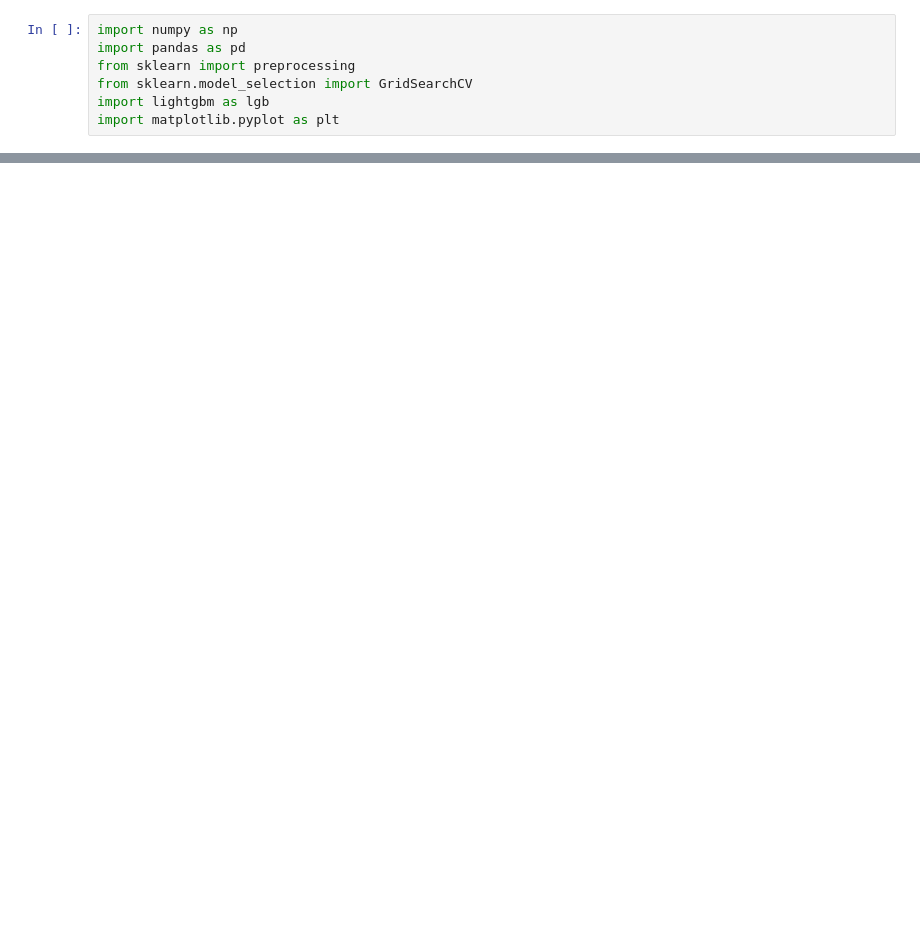
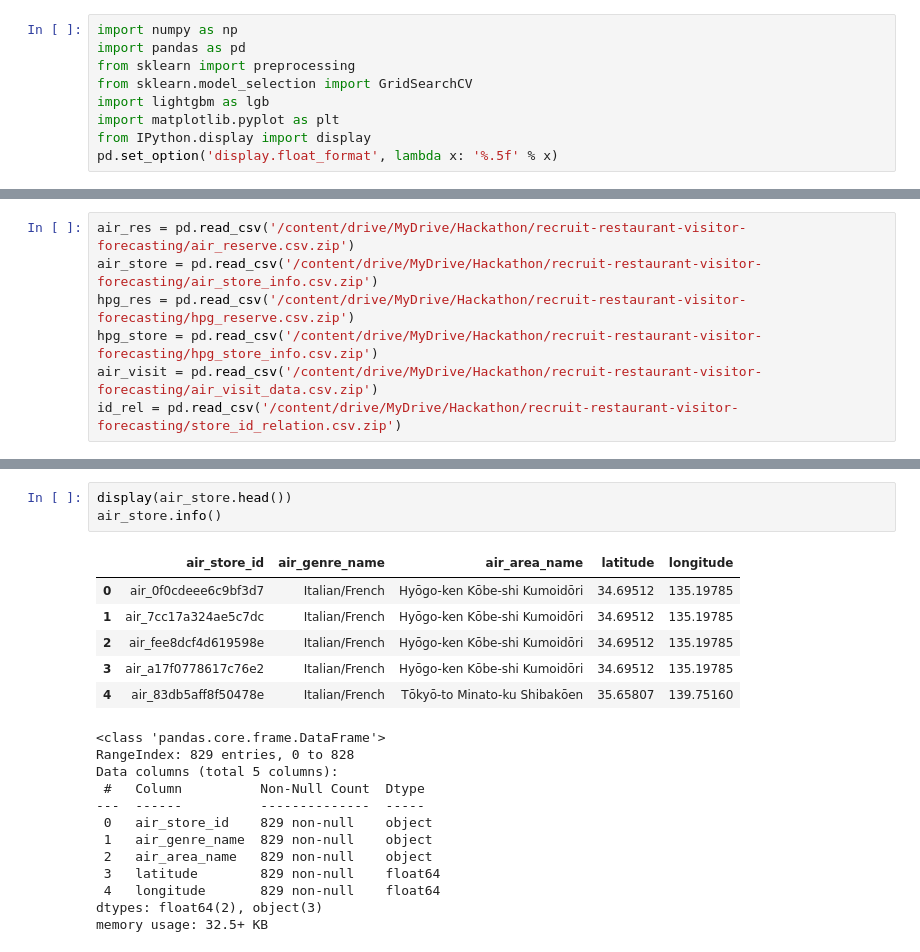
Before and after one commit to dlgur1994/Hackerthon1_Aiffel, a Jupyter notebook: jisu/Recruit_Restaurant_Visitor_Forecasting.ipynb, the cells around one changed output, grey strips where cells are left out. Cells and saved outputs as stored; diff of their text form; blank space fills up the shorter version.

```diff
--- a/jisu/Recruit_Restaurant_Visitor_Forecasting.ipynb
+++ b/jisu/Recruit_Restaurant_Visitor_Forecasting.ipynb
@@ -7,3 +7,5 @@ from sklearn import preprocessing
 from sklearn.model_selection import GridSearchCV
 import lightgbm as lgb
 import matplotlib.pyplot as plt
+from IPython.display import display
+pd.set_option('display.float_format', lambda x: '%.5f' % x)
@@ -343,0 +12,7 @@ Binding to float32
+# %%
+air_res = pd.read_csv('/content/drive/MyDrive/Hackathon/recruit-restaurant-visitor-forecasting/air_reserve.csv.zip')
+air_store = pd.read_csv('/content/drive/MyDrive/Hackathon/recruit-restaurant-visitor-forecasting/air_store_info.csv.zip')
+hpg_res = pd.read_csv('/content/drive/MyDrive/Hackathon/recruit-restaurant-visitor-forecasting/hpg_reserve.csv.zip')
+hpg_store = pd.read_csv('/content/drive/MyDrive/Hackathon/recruit-restaurant-visitor-forecasting/hpg_store_info.csv.zip')
+air_visit = pd.read_csv('/content/drive/MyDrive/Hackathon/recruit-restaurant-visitor-forecasting/air_visit_data.csv.zip')
+id_rel = pd.read_csv('/content/drive/MyDrive/Hackathon/recruit-restaurant-visitor-forecasting/store_id_relation.csv.zip')
@@ -343,0 +40,22 @@ Binding to float32
+# %%
+display(air_store.head())
+air_store.info()
+# %% [output]
+|  | air_store_id | air_genre_name | air_area_name | latitude | longitude |
+| 0 | air_0f0cdeee6c9bf3d7 | Italian/French | Hyōgo-ken Kōbe-shi Kumoidōri | 34.69512 | 135.19785 |
+| 1 | air_7cc17a324ae5c7dc | Italian/French | Hyōgo-ken Kōbe-shi Kumoidōri | 34.69512 | 135.19785 |
+| 2 | air_fee8dcf4d619598e | Italian/French | Hyōgo-ken Kōbe-shi Kumoidōri | 34.69512 | 135.19785 |
+| 3 | air_a17f0778617c76e2 | Italian/French | Hyōgo-ken Kōbe-shi Kumoidōri | 34.69512 | 135.19785 |
+| 4 | air_83db5aff8f50478e | Italian/French | Tōkyō-to Minato-ku Shibakōen | 35.65807 | 139.75160 |
+<class 'pandas.core.frame.DataFrame'>
+RangeIndex: 829 entries, 0 to 828
+Data columns (total 5 columns):
+ #   Column          Non-Null Count  Dtype
+---  ------          --------------  -----
+ 0   air_store_id    829 non-null    object
+ 1   air_genre_name  829 non-null    object
+ 2   air_area_name   829 non-null    object
+ 3   latitude        829 non-null    float64
+ 4   longitude       829 non-null    float64
+dtypes: float64(2), object(3)
+memory usage: 32.5+ KB
```
Also changed, not shown: parts of 32 cells of this notebook.
